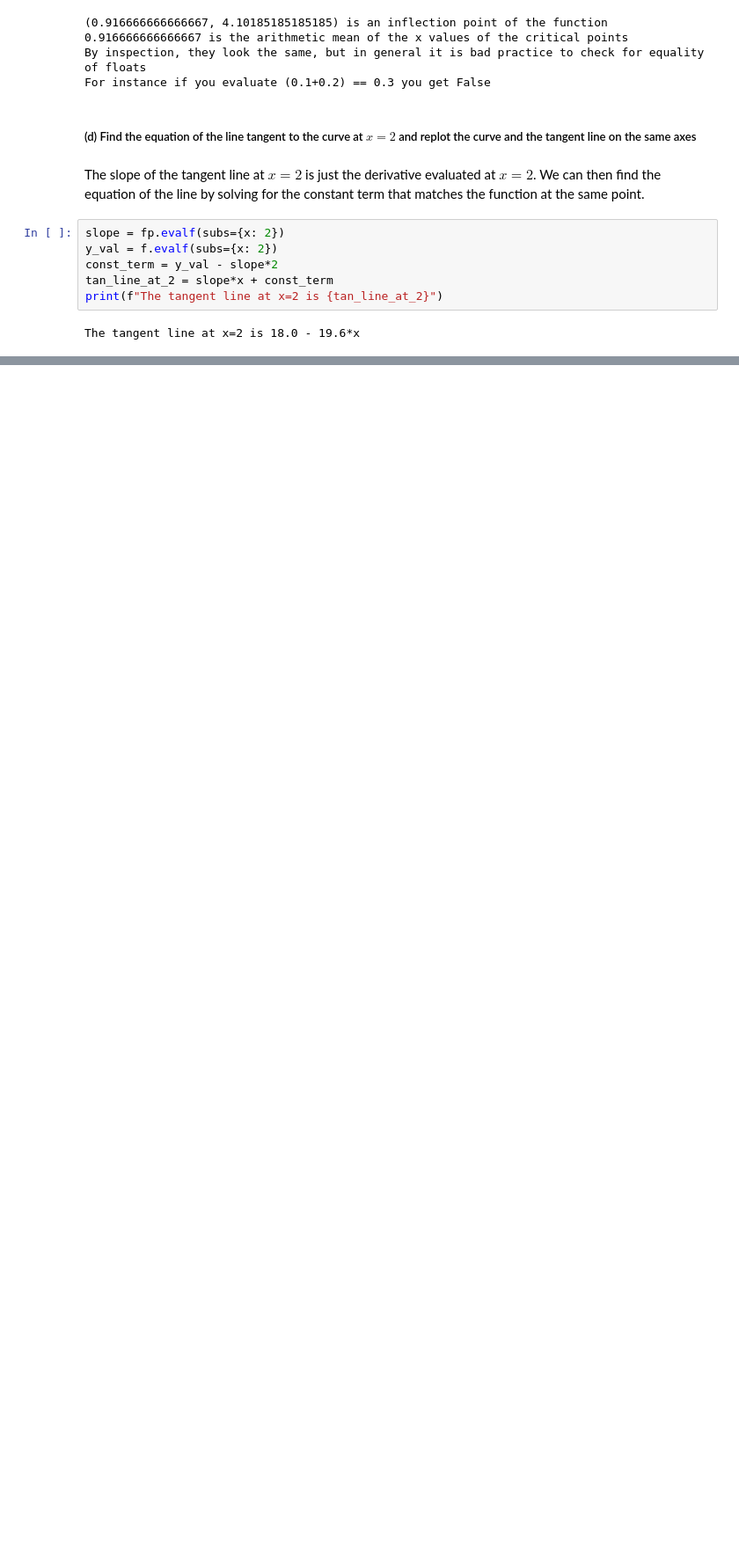
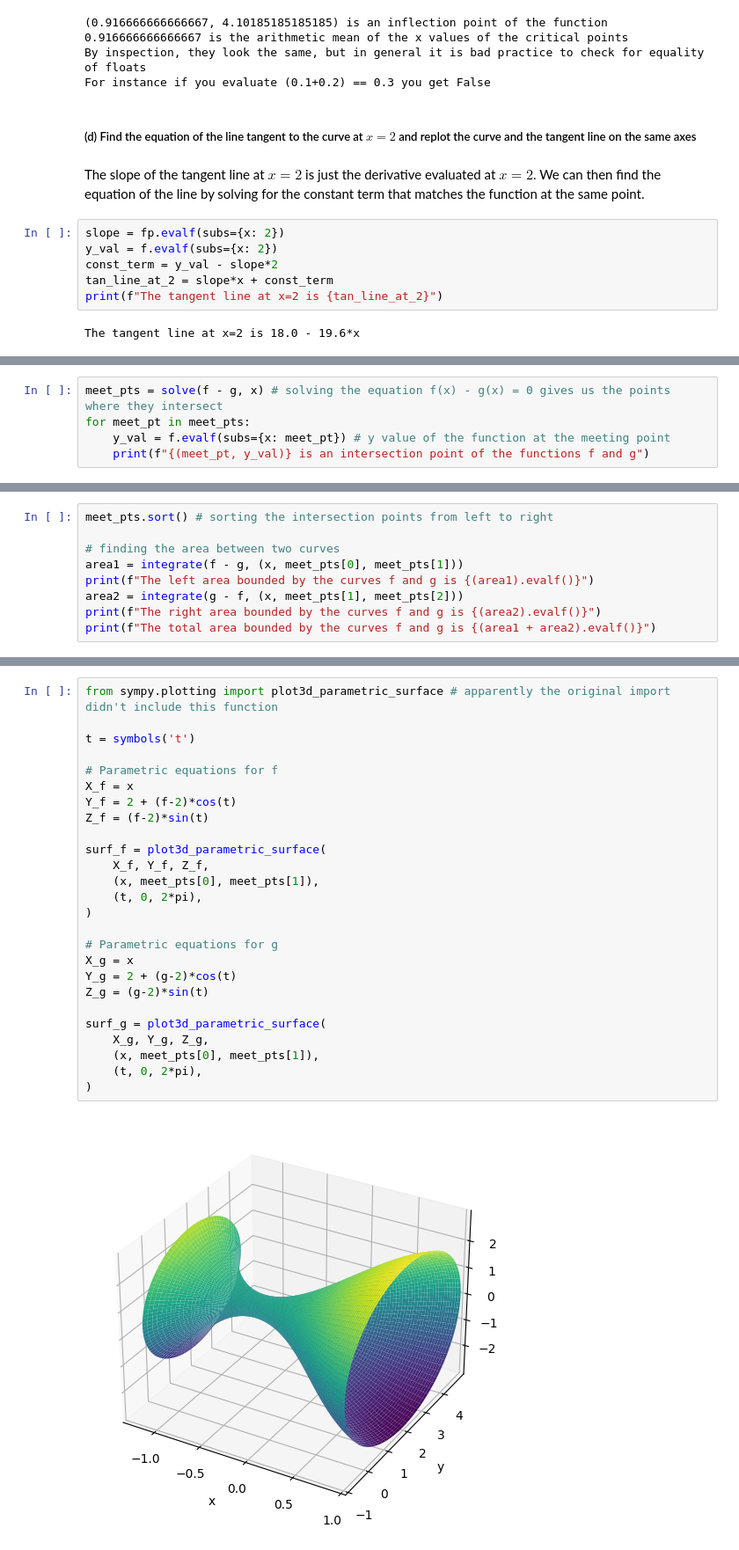
Before and after one commit to kumj2028/Math-696-Mathematical-Communication-and-Technology, a Jupyter notebook: python_project/python_project.ipynb, the cells around one changed output, grey strips where cells are left out. Shown at 88% size. Cells and saved outputs as stored; diff of their text form; blank space fills up the shorter version.

```diff
--- a/python_project/python_project.ipynb
+++ b/python_project/python_project.ipynb
@@ -109,0 +130,5 @@ p1.show()
+# %%
+meet_pts = solve(f - g, x) # solving the equation f(x) - g(x) = 0 gives us the points where they intersect
+for meet_pt in meet_pts:
+    y_val = f.evalf(subs={x: meet_pt}) # y value of the function at the meeting point
+    print(f"{(meet_pt, y_val)} is an intersection point of the functions f and g")
@@ -109,0 +141,9 @@ p1.show()
+# %%
+meet_pts.sort() # sorting the intersection points from left to right
+
+# finding the area between two curves
+area1 = integrate(f - g, (x, meet_pts[0], meet_pts[1]))
+print(f"The left area bounded by the curves f and g is {(area1).evalf()}")
+area2 = integrate(g - f, (x, meet_pts[1], meet_pts[2]))
+print(f"The right area bounded by the curves f and g is {(area2).evalf()}")
+print(f"The total area bounded by the curves f and g is {(area1 + area2).evalf()}")
@@ -109,0 +168,28 @@ p1.show()
+# %%
+from sympy.plotting import plot3d_parametric_surface # apparently the original import didn't include this function
+
+t = symbols('t')
+
+# Parametric equations for f
+X_f = x
+Y_f = 2 + (f-2)*cos(t)
+Z_f = (f-2)*sin(t)
+
+surf_f = plot3d_parametric_surface(
+    X_f, Y_f, Z_f,
+    (x, meet_pts[0], meet_pts[1]),
+    (t, 0, 2*pi),
+)
+
+# Parametric equations for g
+X_g = x
+Y_g = 2 + (g-2)*cos(t)
+Z_g = (g-2)*sin(t)
+
+surf_g = plot3d_parametric_surface(
+    X_g, Y_g, Z_g,
+    (x, meet_pts[0], meet_pts[1]),
+    (t, 0, 2*pi),
+)
+# %% [output]
+[figure, added]
```
Also changed, not shown: parts of 26 cells of this notebook.
